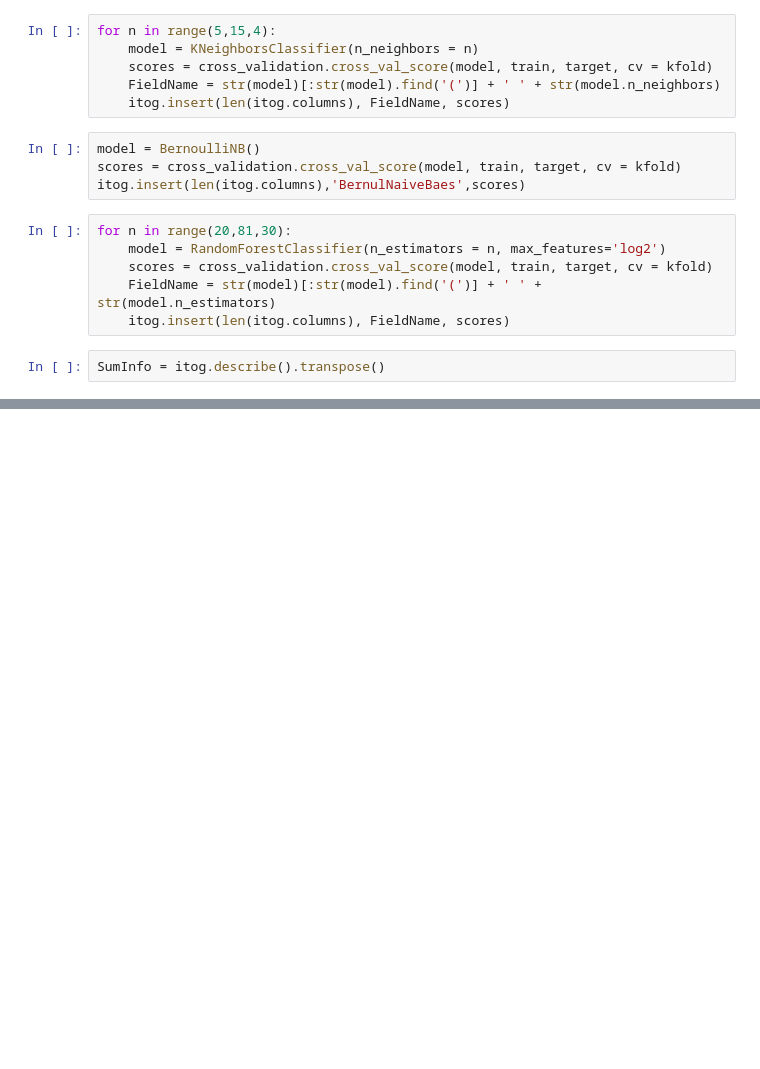
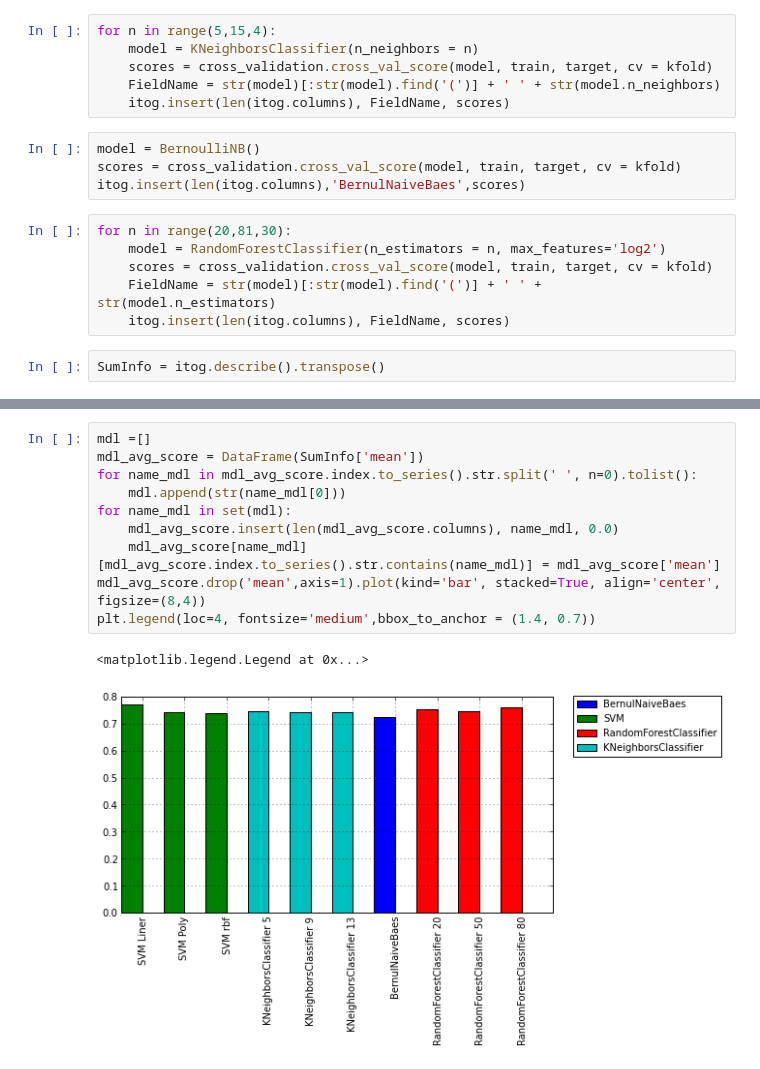
Before and after one commit to kuznetsovin/DataScience, a Jupyter notebook: Diabetis/text_post.ipynb, the cells around one changed output, grey strips where cells are left out. Drawn from its saved outputs; the diff is of its cells as text; blank space fills up the shorter version.

```diff
--- a/Diabetis/text_post.ipynb
+++ b/Diabetis/text_post.ipynb
@@ -81,3 +88,16 @@ SumInfo['mean'].plot(kind='bar', legend=False)
+# %%
+mdl =[]
+mdl_avg_score = DataFrame(SumInfo['mean'])
+for name_mdl in mdl_avg_score.index.to_series().str.split(' ', n=0).tolist():
+    mdl.append(str(name_mdl[0]))
+for name_mdl in set(mdl):
+    mdl_avg_score.insert(len(mdl_avg_score.columns), name_mdl, 0.0)
+    mdl_avg_score[name_mdl][mdl_avg_score.index.to_series().str.contains(name_mdl)] = mdl_avg_score['mean']
+mdl_avg_score.drop('mean',axis=1).plot(kind='bar', stacked=True, align='center', figsize=(8,4))
+plt.legend(loc=4, fontsize='medium',bbox_to_anchor = (1.4, 0.7))
+# %% [output]
+<matplotlib.legend.Legend at 0x...>
+[figure, added]
 # %%
 SumInfo['mean']
 # %% [output]
```
Also changed, not shown: parts of 10 cells of this notebook, 1 other file.
